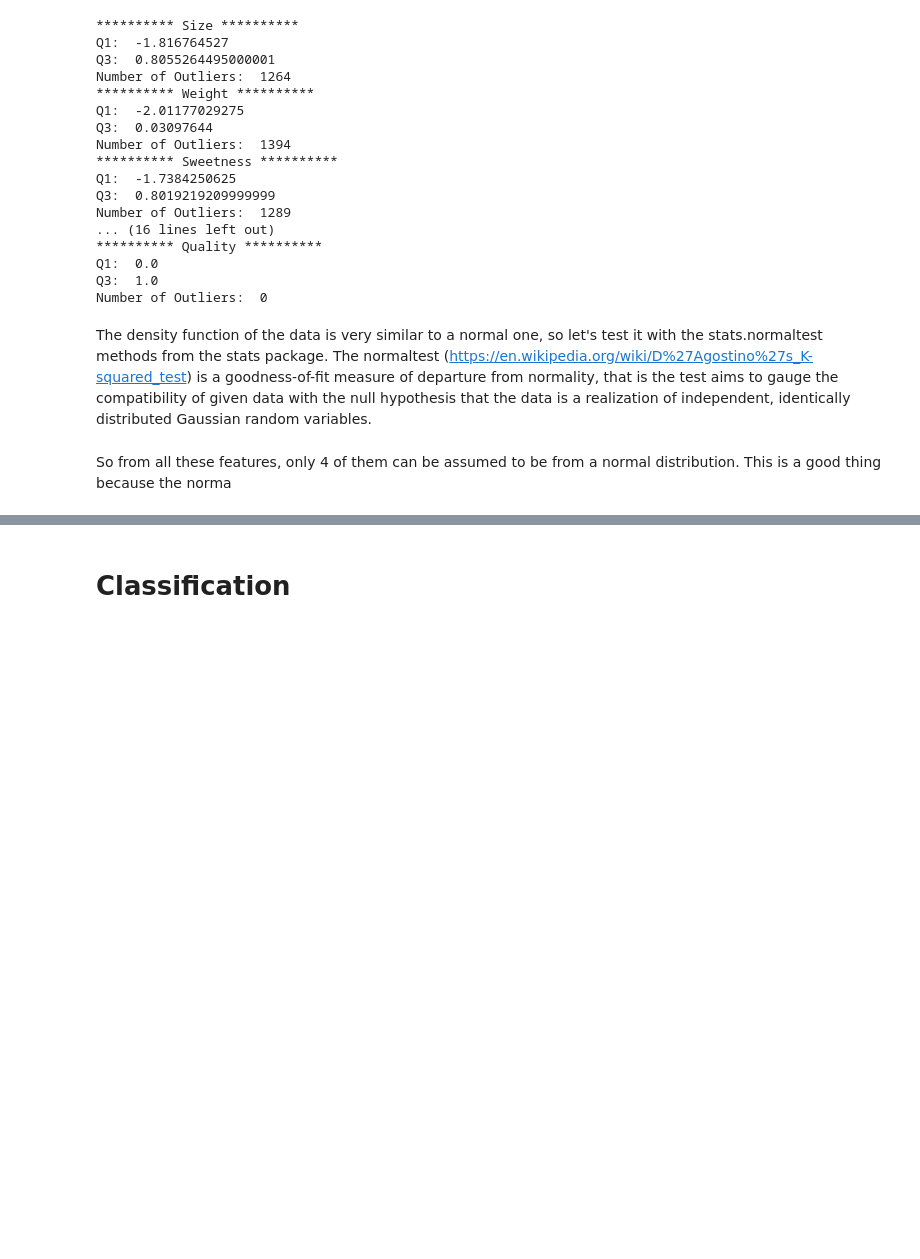
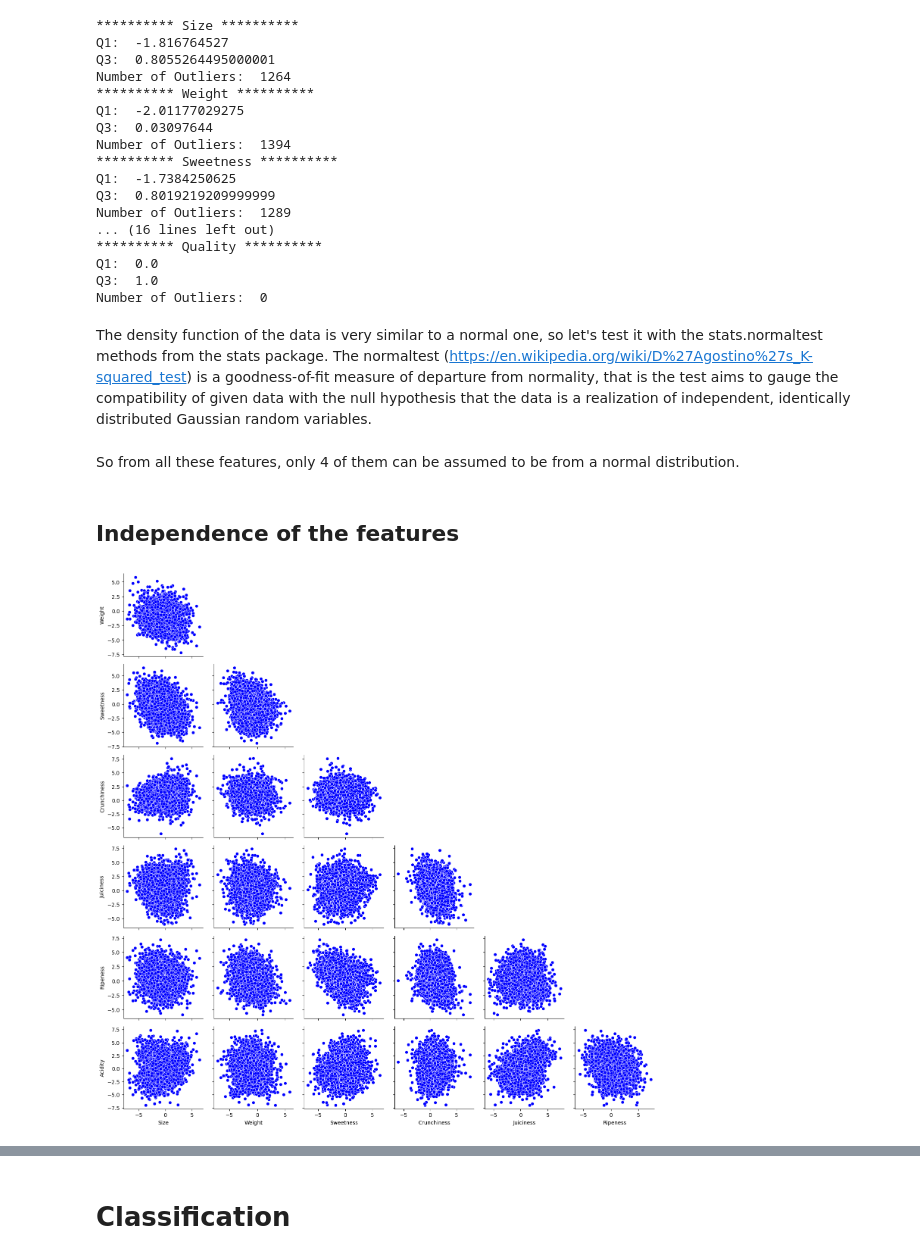
Before and after one commit to Moster2698/MachineLearning-UNIVR, a Jupyter notebook: Project.ipynb, the cells around one changed output, grey strips where cells are left out. Cells and saved outputs as stored; diff of their text form; code cells hidden in the pictures; blank space fills up the shorter version.

Commit message:
independence test

```diff
--- a/Project.ipynb
+++ b/Project.ipynb
@@ -318,4 +318,16 @@ normal_res_df.sort_values(by='Normal',inplace=True, ascending=False)
 # %%
 display(normal_res_df)
 # %% [markdown]
-So from all these features, only 4 of them can be assumed to be from a normal distribution. This is a good thing because the norma
+So from all these features, only 4 of them can be assumed to be from a normal distribution.
+# %% [markdown]
+## Independence of the features
+# %%
+pair_grid = sns.PairGrid(df[[column for column in df.columns if column != 'Quality']], corner=True,diag_sharey=False)
+pair_grid.map_lower(sns.scatterplot, color='blue')
+#Remove the diagonal plots
+for i in range(pair_grid.axes.shape[0]):
+    for j in range(pair_grid.axes.shape[1]):
+        if i == j:
+            pair_grid.axes[i, j].remove()
+# %% [output]
+[figure, added]
```
Also changed, not shown: parts of 11 cells of this notebook, 1 other file.
